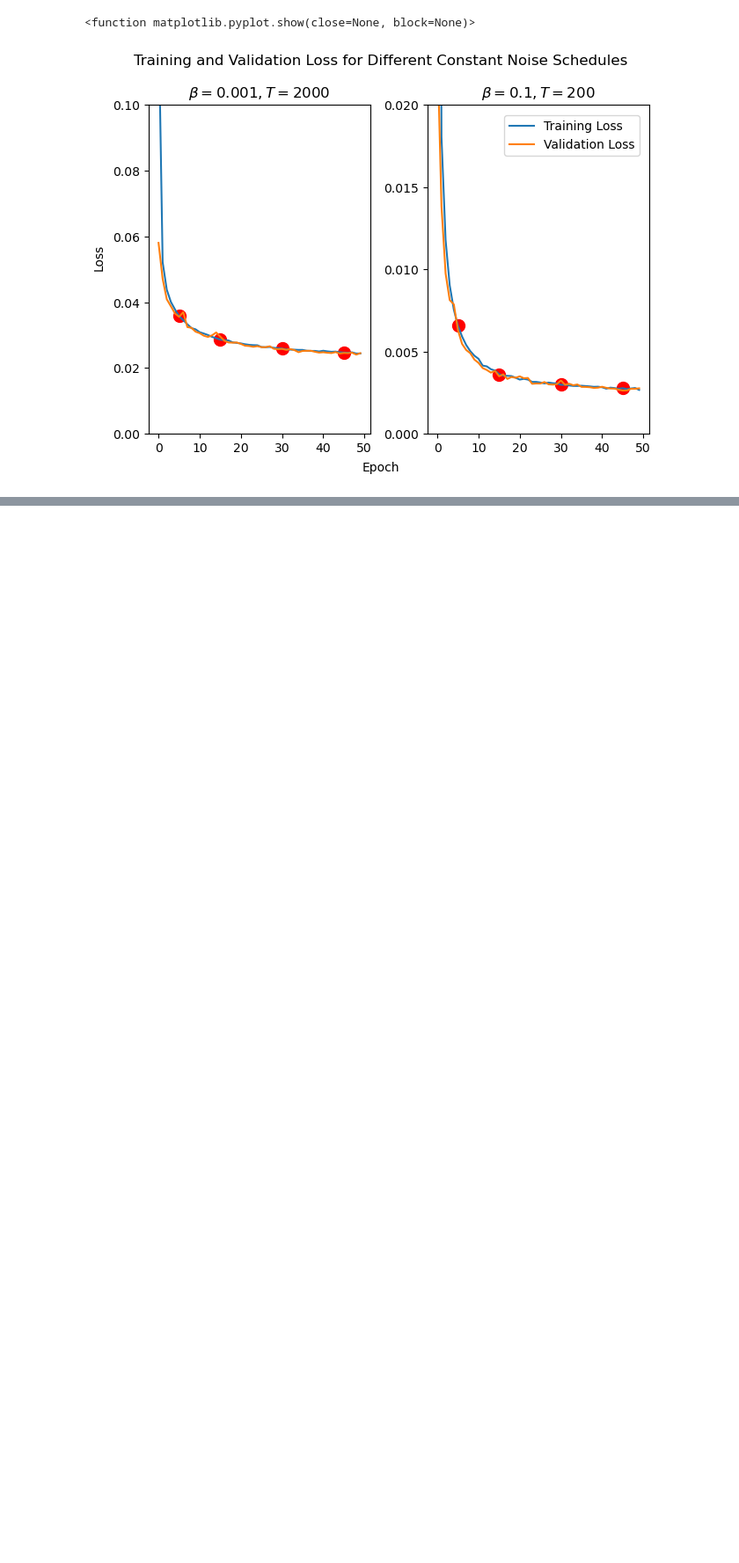
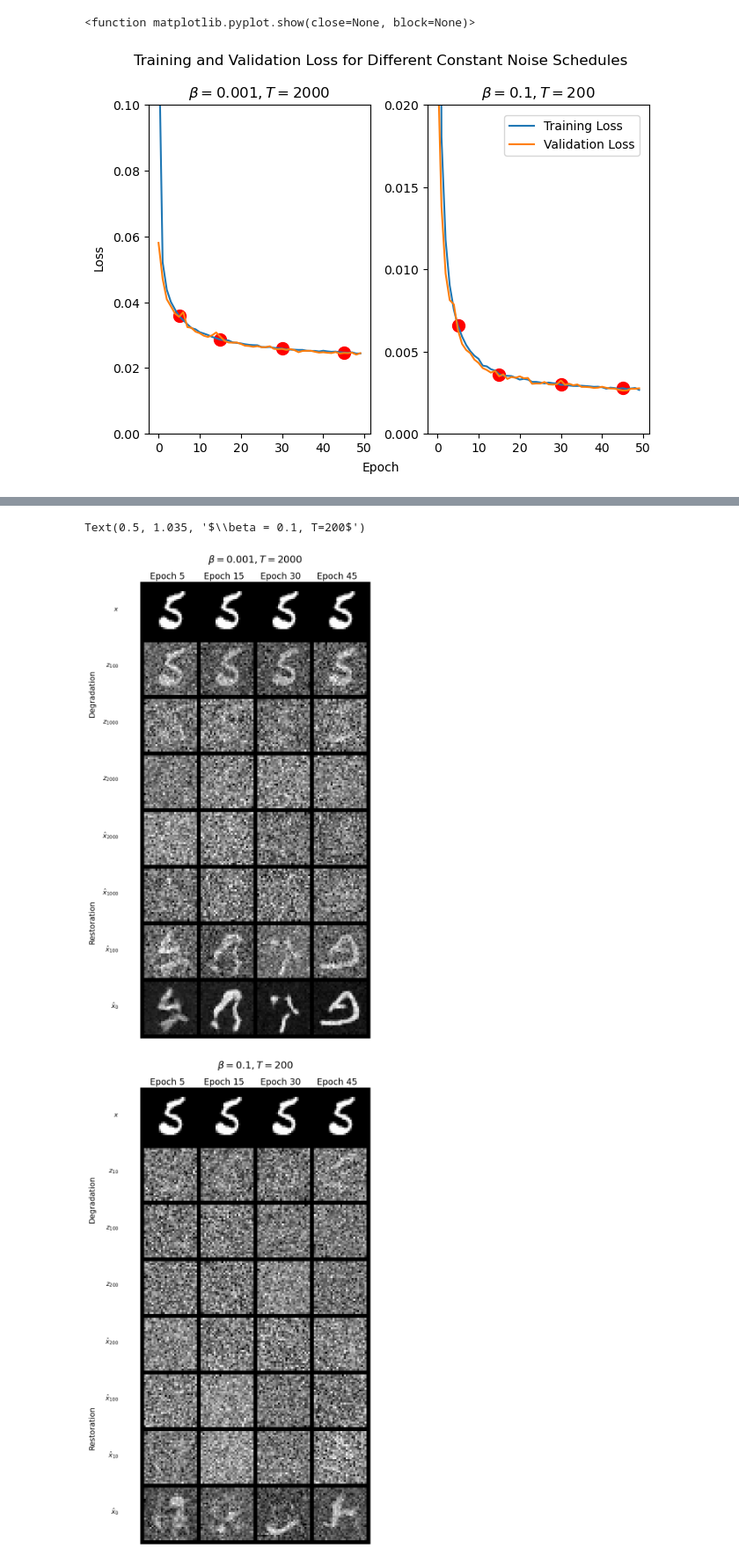
Before and after one commit to VishalJ99/diffusion_model_cw, a Jupyter notebook: src/figs.ipynb, the cells around one changed output, grey strips where cells are left out. Shown: that part at 88% size. Drawn from its saved outputs; the diff is of its cells as text; code cells hidden in the pictures; blank space fills up the shorter version.

```diff
--- a/src/figs.ipynb
+++ b/src/figs.ipynb
@@ -131,6 +131,7 @@ pre_transforms = transforms.Compose(
 
 # Load the dataset.
 dataset = MNIST("../data", train=True, download=True, transform=pre_transforms)
+test_set = MNIST("../data", train=False, download=True, transform=pre_transforms)
 
 # Split the dataset into train and validation sets.
 val_fraction = good_config["val_fraction"]
@@ -155,6 +156,7 @@ val_loader, good_model, bad_model = accelerator.prepare(
 for batch, _ in val_loader:
     _
 
+x = batch[0]
 good_samples = torch.zeros(
     len(visualise_epochs), 2 * (len(visualise_ts_1) + 1), 1, 28, 28
 )
@@ -222,37 +224,40 @@ bad_z_t_all_epochs = torch.zeros(
 )
 
 # Find a nice vectorised way to do this, but need to make the time dimension contiguous.
 for t in range(good_samples.shape[1]):
     good_z_t_all_epochs[
         t * good_samples.shape[0] : (t + 1) * good_samples.shape[0]
     ] = good_samples[:, t]
     bad_z_t_all_epochs[
         t * good_samples.shape[0] : (t + 1) * good_samples.shape[0]
     ] = bad_samples[:, t]
 
 fs = 16
 good_plt = make_cond_samples_plot(
     good_z_t_all_epochs, visualise_ts_1, len(visualise_epochs)
 )
 title = r"$\beta = 0.001, T=2000$"
 good_plt = add_epoch_labels(good_plt, visualise_epochs, fs)
 good_plt.title(title, y=1.035, fontsize=fs + 2)
-good_plt.savefig(
-    "../report/figs/q1b_good_cond_samples.png", bbox_inches="tight", dpi=300
-)
+# good_plt.savefig(
+#     "../report/figs/q1b_good_cond_samples.png", bbox_inches="tight", dpi=300
+# )
 
 bad_plt = make_cond_samples_plot(
     bad_z_t_all_epochs, visualise_ts_2, len(visualise_epochs)
 )
 title = r"$\beta = 0.1, T=200$"
 bad_plt = add_epoch_labels(bad_plt, visualise_epochs, fs)
 bad_plt.title(title, y=1.035, fontsize=fs + 2)
-bad_plt.savefig("../report/figs/q1b_bad_cond_samples.png", bbox_inches="tight", dpi=300)
+# bad_plt.savefig("../report/figs/q1b_bad_cond_samples.png", bbox_inches="tight", dpi=300)
 # %% [output]
 ic| epoch: 5
 ic| epoch: 15
 ic| epoch: 30
 ic| epoch: 45
+Text(0.5, 1.035, '$\\beta = 0.1, T=200$')
+[figure, added]
+[figure, added]
 # %%
 # Q1b unconditional generation plots
 n_samples = 4
```
Also changed, not shown: parts of 8 cells of this notebook, 8 other files.
